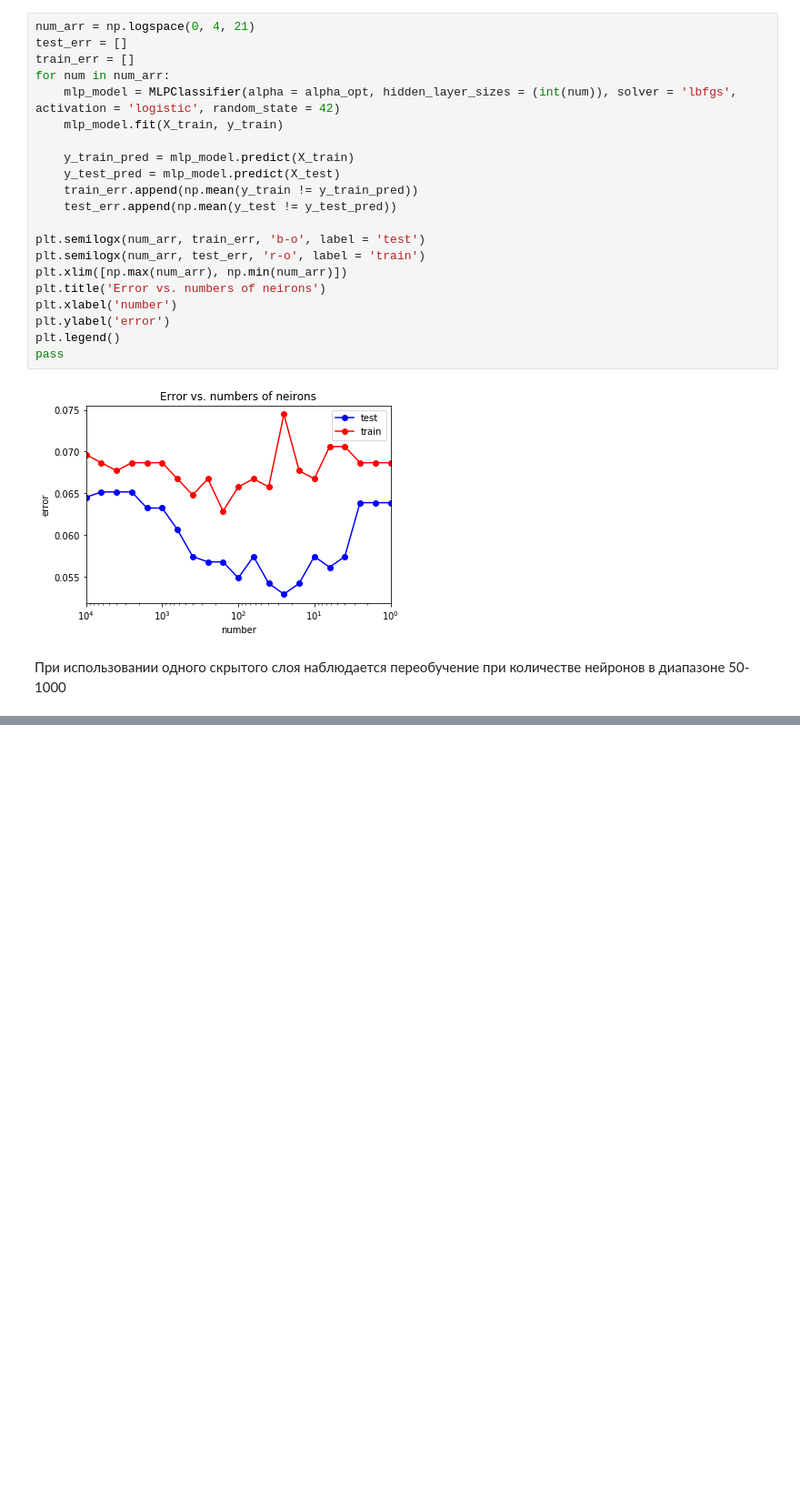
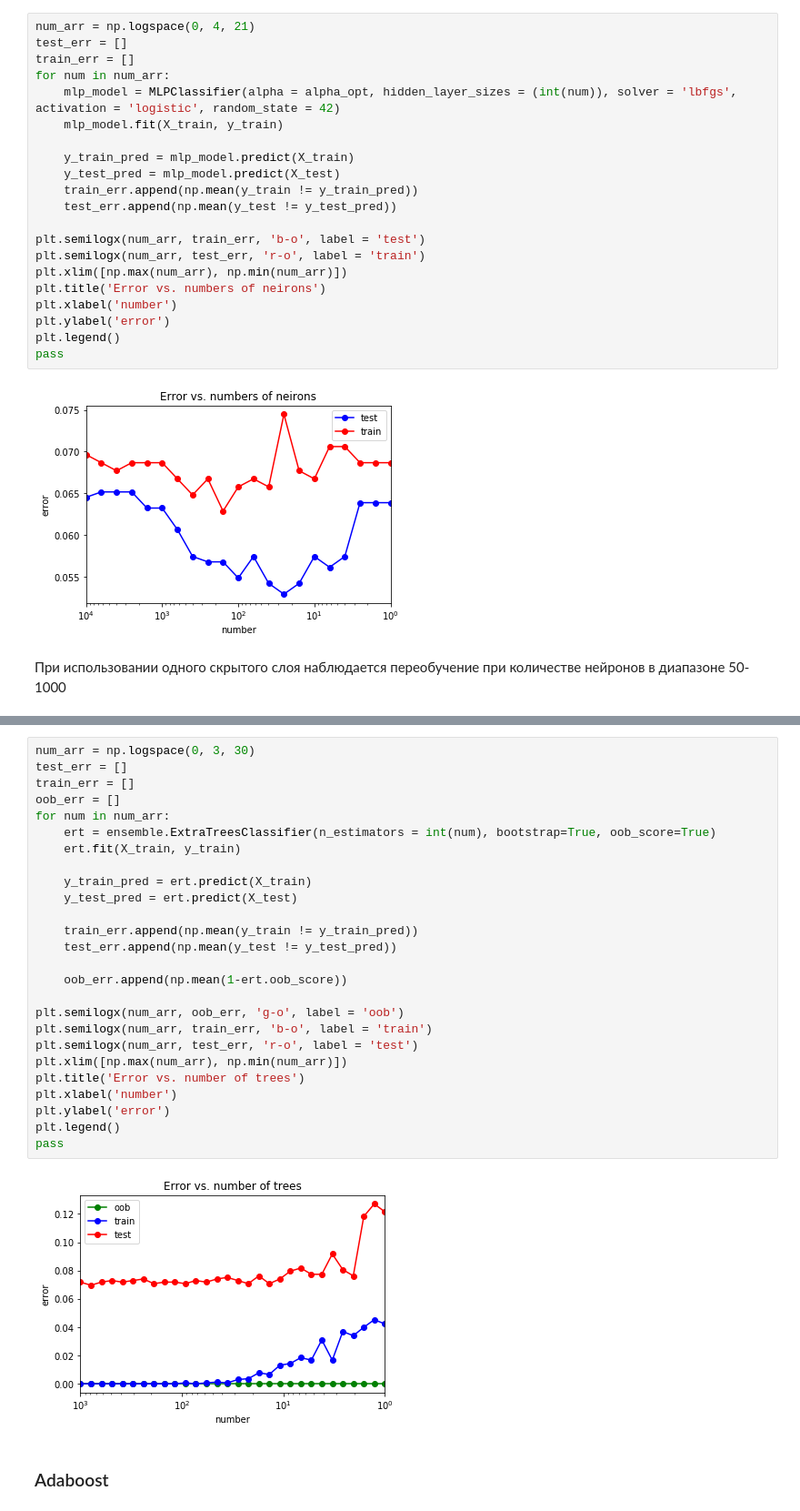
Before and after one commit to karevboris/machinelearning, a Jupyter notebook: seismic-bumps.ipynb, the cells around one changed output, grey strips where cells are left out. Shown: that part at 91% size. Cells and saved outputs as stored; diff of their text form; blank space fills up the shorter version.

```diff
--- a/seismic-bumps.ipynb
+++ b/seismic-bumps.ipynb
@@ -737,0 +872,30 @@ pass
+# %%
+num_arr = np.logspace(0, 3, 30)
+test_err = []
+train_err = []
+oob_err = []
+for num in num_arr:
+    ert = ensemble.ExtraTreesClassifier(n_estimators = int(num), bootstrap=True, oob_score=True)
+    ert.fit(X_train, y_train)
+
+    y_train_pred = ert.predict(X_train)
+    y_test_pred = ert.predict(X_test)
+
+    train_err.append(np.mean(y_train != y_train_pred))
+    test_err.append(np.mean(y_test != y_test_pred))
+
+    oob_err.append(np.mean(1-ert.oob_score))
+
+plt.semilogx(num_arr, oob_err, 'g-o', label = 'oob')
+plt.semilogx(num_arr, train_err, 'b-o', label = 'train')
+plt.semilogx(num_arr, test_err, 'r-o', label = 'test')
+plt.xlim([np.max(num_arr), np.min(num_arr)])
+plt.title('Error vs. number of trees')
+plt.xlabel('number')
+plt.ylabel('error')
+plt.legend()
+pass
+# %% [output]
+[figure, added]
+# %% [markdown]
+### Adaboost
```
Also changed, not shown: parts of 23 cells of this notebook.
